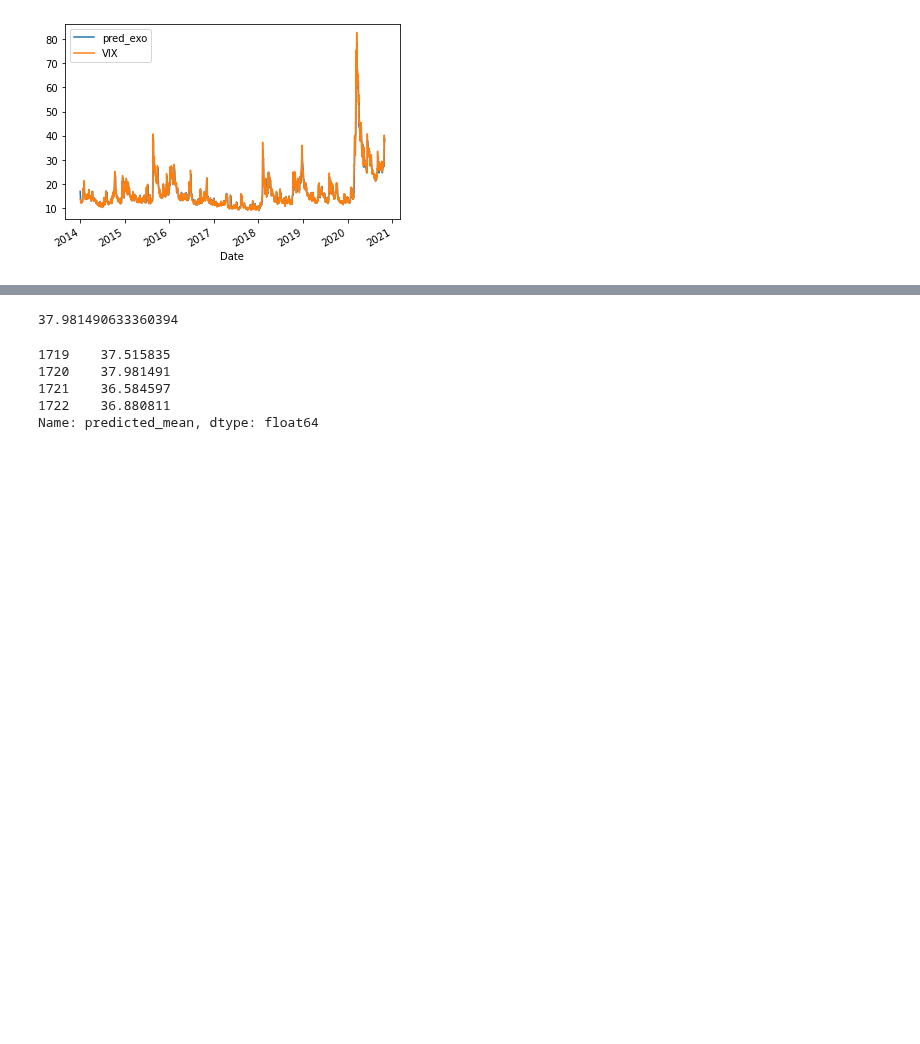
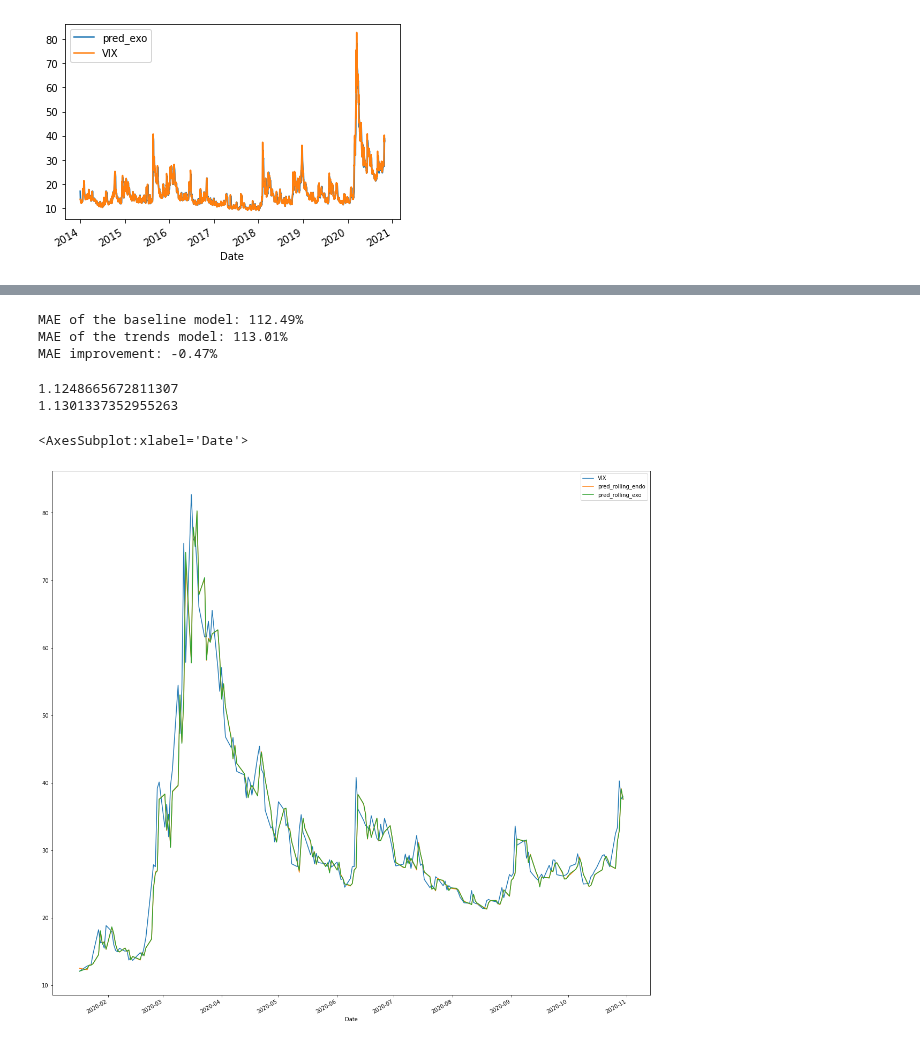
Before and after one commit to epfl-ada/ada-2020-project-milestone-p3-p3_tak, a Jupyter notebook: VIX.ipynb, the cells around one changed output, grey strips where cells are left out. Saved outputs shown, nothing was run; the diff lists cells and outputs as text; code cells hidden in the pictures; blank space fills up the shorter version.

Commit message:
improvement of VIX

```diff
--- a/VIX.ipynb
+++ b/VIX.ipynb
@@ -196,24 +226,38 @@ def rolling_ARMA_exo(df, window, order=(4,0,3), exogenous_regressors=['crisis'])
 import warnings
 warnings.filterwarnings("ignore")
 
-df_vix=rolling_ARMA_endo(df_vix, 250,order=(4,0,3))
-df_vix=rolling_ARMA_exo(df_vix, 250, order=(4,0,3), exogenous_regressors=['crisis'])
+pred_list_endo=rolling_ARMA_endo(df_vix, 250,order=(4,0,3))
+pred_list_exo=rolling_ARMA_exo(df_vix, 250, order=(4,0,3), exogenous_regressors=['crisis'])
+# %%
+df_vix['pred_rolling_endo']=np.nan
+df_vix.iloc[250:len(df_vix)]['pred_rolling_endo']=pred_list_endo[0]
+
+df_vix['pred_rolling_exo']=np.nan
+df_vix.iloc[250:len(df_vix)]['pred_rolling_exo']=pred_list_exo[0]
 # %%
+
 from sklearn.metrics import mean_absolute_error
-baseline_mae = mean_absolute_error(df_vix['VIX'], df_vix['pred_rolling_endo'])
-trends_mae = mean_absolute_error(df_results['VIX'], df_results['pred_rolling_eexo'])
+df_final=df_vix
+df_final.dropna(inplace=True)
+baseline_mae = mean_absolute_error(df_final['VIX'], df_final['pred_rolling_endo'])
+trends_mae = mean_absolute_error(df_final['VIX'], df_final['pred_rolling_exo'])
 improvement = (baseline_mae-trends_mae)/baseline_mae
 
 print(f"MAE of the baseline model: {baseline_mae*100:.2f}%")
 print(f"MAE of the trends model: {trends_mae*100:.2f}%")
 print(f"MAE improvement: {improvement*100:.2f}%")
 # %% [output]
-37.981490633360394
+MAE of the baseline model: 112.49%
+MAE of the trends model: 113.01%
+MAE improvement: -0.47%
-# %%
-model_arma_endo.predict(start=len(df_vix)-1,end=len(df_vix)+2)
-# %% [output]
-1719    37.515835
-1720    37.981491
-1721    36.584597
-1722    36.880811
-Name: predicted_mean, dtype: float64
+# %%
+print(np.mean(np.abs(df_final['VIX']-df_final['pred_rolling_endo'])))
+print(np.mean(np.abs(df_final['VIX']-df_final['pred_rolling_exo'])))
+# %% [output]
+1.1248665672811307
+1.1301337352955263
+# %%
+df_vix.iloc[len(df_vix)-200:len(df_vix)][['VIX','pred_rolling_endo','pred_rolling_exo']].plot(figsize=(20,20))
+# %% [output]
+<AxesSubplot:xlabel='Date'>
+[figure, added]
```
Also changed, not shown: parts of 5 cells of this notebook.
